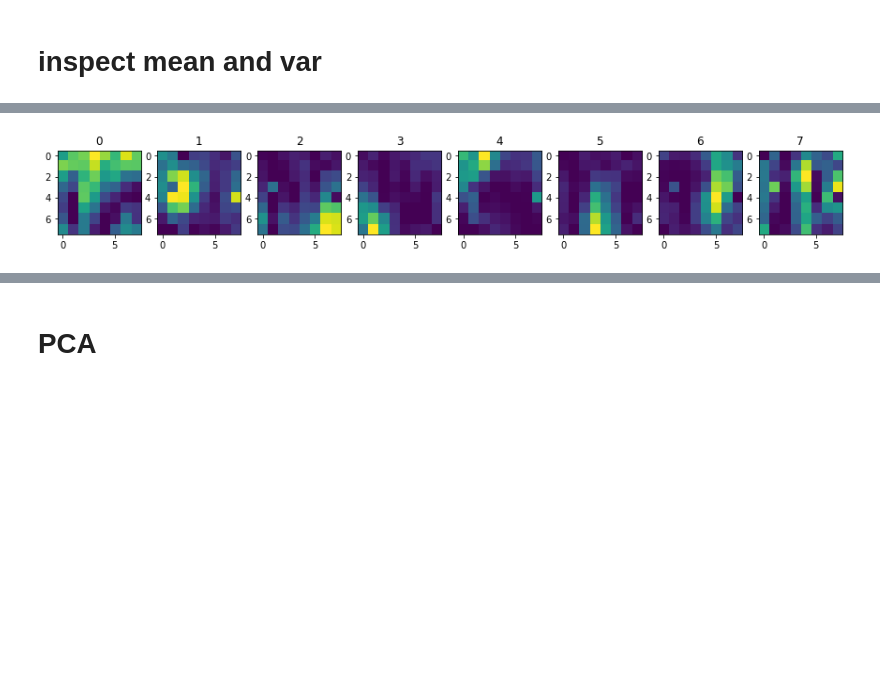
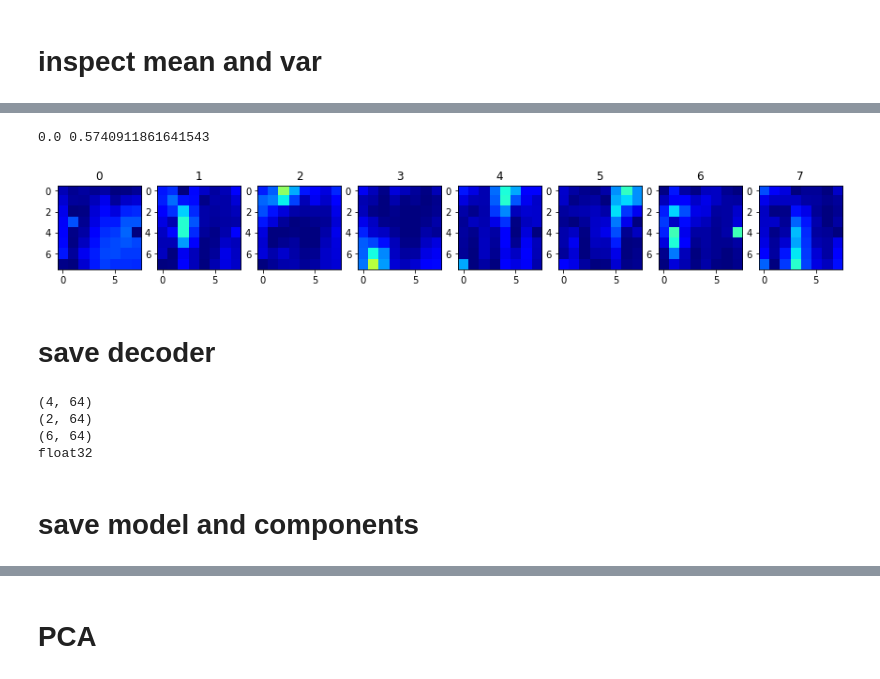
Before and after one commit to spewil/kyberphysics, a Jupyter notebook: notebooks/mappings.ipynb, the cells around one changed output, grey strips where cells are left out. Saved outputs shown, nothing was run; the diff lists cells and outputs as text; code cells hidden in the pictures; blank space fills up the shorter version.

Commit message:
decoder working offline

```diff
--- a/notebooks/mappings.ipynb
+++ b/notebooks/mappings.ipynb
@@ -396,0 +456,8 @@ plt.plot(np.subtract(filtered_movement_data,offsets.T)[:,25])
+# %%
+standardized_calibration_data = standardize(concat_calibration_data, calibration_vars)
+filtered_calibration_data = filter_emg(standardized_calibration_data)
+offset_calibration_data = np.subtract(filtered_calibration_data,offsets)
+plt.plot(standardized_calibration_data[:,channel])
+plt.plot(filtered_calibration_data[:,channel])
+plt.plot(offset_calibration_data[:,channel])
+plt.plot([0,filtered_calibration_data.shape[0]],[0,0])
@@ -412,7 +520,9 @@ plt.plot([0,1e5],[0,0])
 # %%
 num_nmf_components = 8
-nmf_model = NMF(n_components=num_nmf_components, max_iter=500, l1_ratio=0.3, regularization="transformation")
+nmf_model = NMF(n_components=num_nmf_components, max_iter=500, l1_ratio=0.9, regularization="transformation")
 nmf_model.fit(filtered_calibration_data)
 nmf_components = nmf_model.components_
-print(nmf_components.shape)
+factors = nmf_model.transform(filtered_calibration_data)
+print("components: ", nmf_components.shape)
+print("factors: ", factors.shape)
 # %% [output]
@@ -420,6 +531,9 @@ print(nmf_components.shape)
 # %%
 norms = np.linalg.norm(nmf_components,axis=1).reshape(num_nmf_components,1)
-print(norms)
 normalized_nmf_components = np.divide(nmf_components, norms)
-normalized_nmf_components.shape
+print(normalized_nmf_components.shape)
+
+factor_norms = np.linalg.norm(factors,axis=0)
+normalized_factors = np.divide(factors,factor_norms)
+print(normalized_factors.shape)
 # %% [output]
@@ -440,0 +542,10 @@ plt.imshow(normalized_nmf_components@normalized_nmf_components.T)
+# %%
+fig, axes = plt.subplots(1,2)
+
+# mode covariance
+axes[0].imshow(normalized_nmf_components@normalized_nmf_components.T,vmin=0,vmax=1,cmap="jet")
+
+# factor covariance
+c = normalized_factors.T@normalized_factors
+print(c.min(),c.max())
+axes[1].imshow(c,vmin=0,vmax=1,cmap="jet")
@@ -441,9 +556,37 @@ plt.imshow(normalized_nmf_components@normalized_nmf_components.T)
 # %%
 fig, axes = plt.subplots(1,num_nmf_components)
 for i, (ax, c) in enumerate(zip(axes,normalized_nmf_components)):
-    ax.imshow(c.reshape(8,8))
+    ax.imshow(c.reshape(8,8),vmin=0,vmax=1,cmap="jet")
     ax.set_title(i)
+print(np.min(normalized_nmf_components),np.max(normalized_nmf_components))
 # %% [output]
+0.0 0.5740911861641543
-[figure, old version]
+[figure, new version]
 # %%
 component_idxs = [1,2,3,4]
+# %% [markdown]
+# save decoder
+# %%
+# make decoder (right,left,down,up)
+decoder = np.array(normalized_nmf_components[component_idxs],dtype=np.float32)
+print(decoder.shape)
+
+# convert to 2D (subtract up-down, left-right)
+convert_to_2d = np.array([[1,-1,0,0],[0,0,-1,1]])
+two_dim_decoder = np.dot(convert_to_2d, decoder)
+print(two_dim_decoder.shape)
+
+# save decoder
+subject_metadata_folder = utils.get_subject_folder(experiment="self_test", subject=subject)
+six_dim_decoder = np.array(np.vstack([np.zeros(shape=(4,64)), two_dim_decoder]),dtype=np.float32)
+print(six_dim_decoder.shape)
+print(six_dim_decoder.dtype)
+
+utils.write_array_to_disk(six_dim_decoder, subject_metadata_folder/"decoder.bin")
+# %% [output]
+(4, 64)
+(2, 64)
+(6, 64)
+float32
+# %% [markdown]
+# save model and components
```
Also changed, not shown: parts of 54 cells of this notebook, 29 other files.
